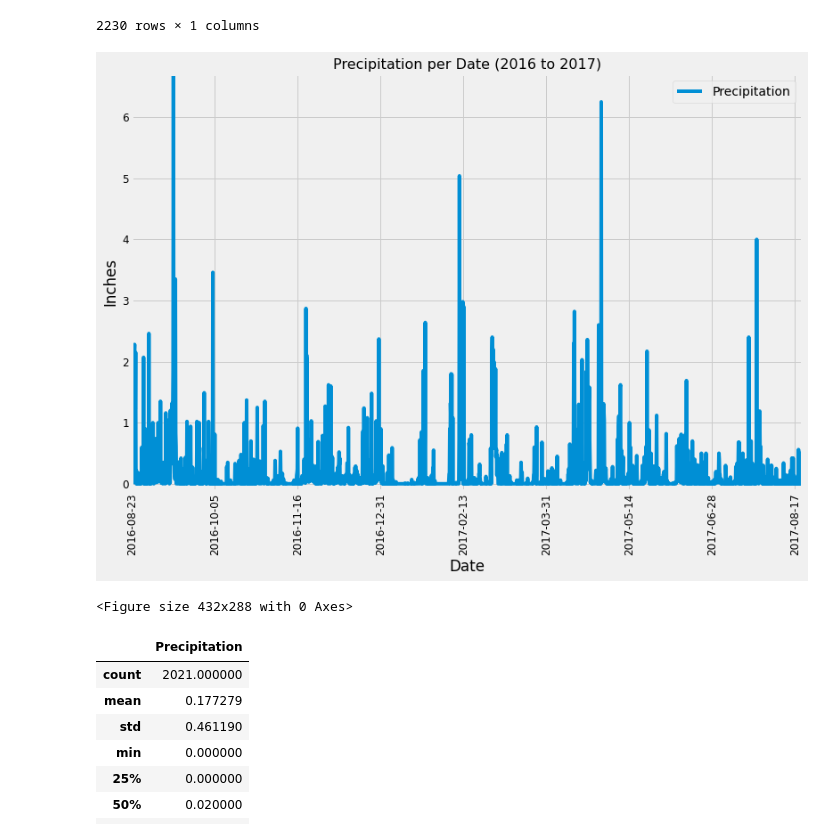
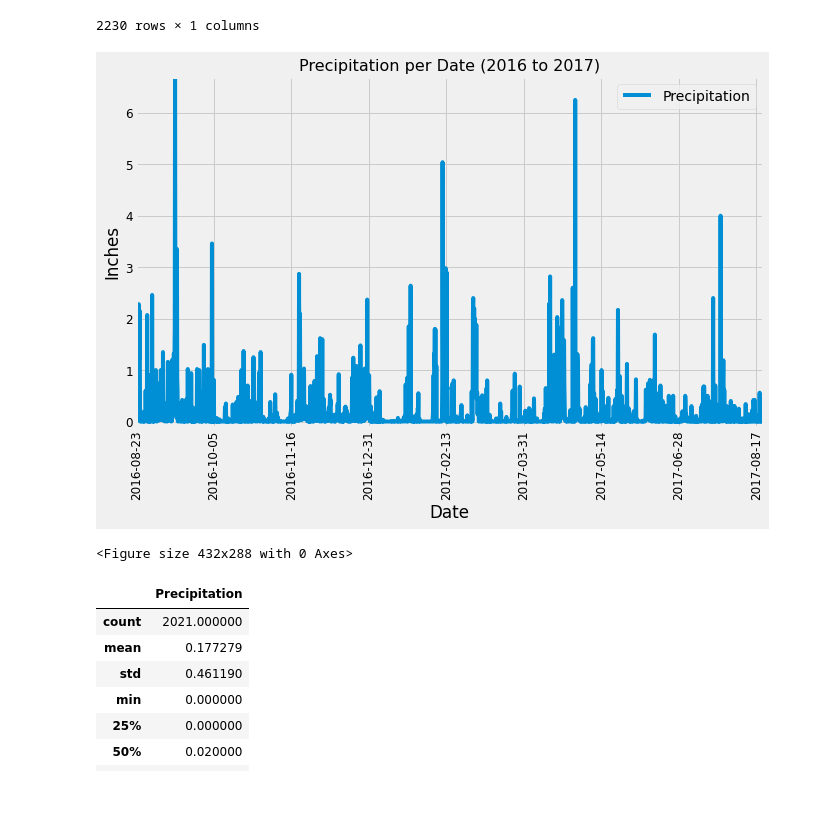
Before and after one commit to divya-gh/sqlalchemy-challenge, a Jupyter notebook: climate_starter.ipynb, the cells around one changed output. Saved outputs shown, nothing was run; the diff lists cells and outputs as text; code cells hidden in the pictures; blank space fills up the shorter version.

```diff
--- a/climate_starter.ipynb
+++ b/climate_starter.ipynb
@@ -101,21 +101,21 @@ last_12_months_df
 last_12_months_df = last_12_months_df.dropna(how ='any')
 # %%
 # Use Pandas Plotting with Matplotlib to plot the data
-last_12_months_df.plot( y = 'Precipitation', figsize = (12,8) , rot =90 , fontsize = 12)
+last_12_months_df.plot( kind ="line" , y = 'Precipitation', figsize = (10,6) , rot =90 , fontsize = 12)
 
 plt.title("Precipitation per Date (2016 to 2017)" , fontsize = 16)
 plt.legend(["Precipitation"] , loc= 'best')
 plt.xlabel('Date')
 plt.ylabel('Inches')
 plt.xlim(0, len(last_12_months_df))
 plt.ylim(min(last_12_months_df['Precipitation'])-0.1, max(last_12_months_df['Precipitation']))
 
 #Save histogram
 plt.savefig("Images/precipitaion_plot.png")
 plt.show()
 plt.tight_layout()
 # %% [output]
-[figure, old version]
+[figure, new version]
 <Figure size 432x288 with 0 Axes>
 # %%
 # Use Pandas to calcualte the summary statistics for the precipitation data
```
